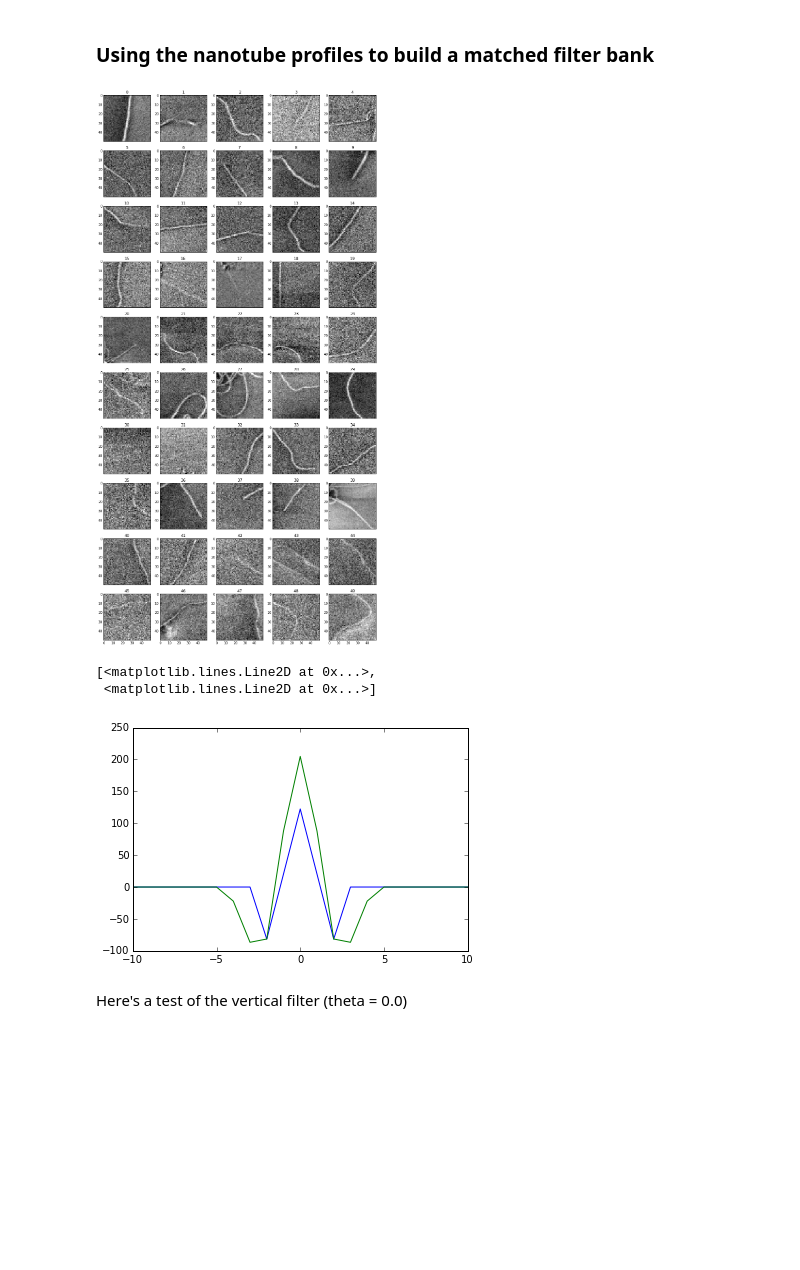
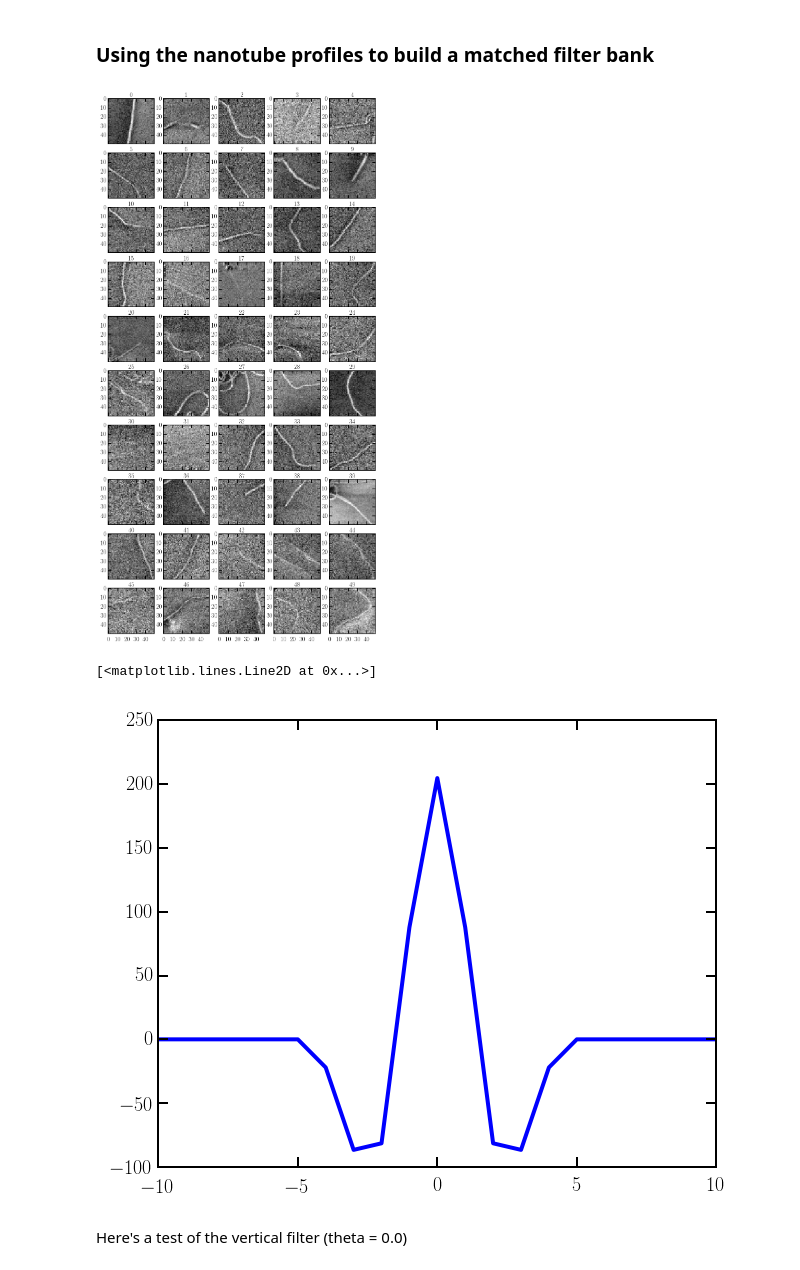
Before and after one commit to nikhartman/notebooks, a Jupyter notebook: build_filter_bank.ipynb, the cells around one changed output. Cells and saved outputs as stored; diff of their text form; code cells hidden in the pictures; blank space fills up the shorter version.

```diff
--- a/build_filter_bank.ipynb
+++ b/build_filter_bank.ipynb
@@ -2,6 +2,8 @@
 ### Using the nanotube profiles to build a matched filter bank
 # %%
 %matplotlib inline
+import matplotlib as mpl
+mpl.style.use('/Users/nik/Dropbox/Notebooks/thesisrc.py')
 import matplotlib.pyplot as plt
 from matplotlib.ticker import MultipleLocator
 
@@ -30,10 +33,10 @@ fig, axs = plt.subplots(10,5,sharex = True, sharey=False,
 axs = axs.flat
 
 for i, im in enumerate(tubes):
-    axs[i].imshow(im, cmap = plt.cm.gray, aspect = 'auto', interpolation = 'None')
+    axs[i].imshow(im, aspect = 'auto', interpolation = 'None')
     axs[i].set_title(i)
 # %% [output]
-[figure, old version]
+[figure, new version]
 # %%
 # two possible fitting functions for the profiles
 # x should be an array with an odd number of elements and zero in the middle
@@ -80,13 +83,12 @@ def build_kernel(func, N, k, a, L):
 # %%
 N = 21
 x = np.arange(-(N/2),(N/2)+1,1)
-f = triangle(x, 5, 255)
+# f = triangle(x, 5, 255)
 s = sinc(x, 1.8, 255)
-plt.plot(x, f, x, s)
+plt.plot(x, s)
 # %% [output]
-[<matplotlib.lines.Line2D at 0x...>,
- <matplotlib.lines.Line2D at 0x...>]
+[<matplotlib.lines.Line2D at 0x...>]
-[figure, old version]
+[figure, new version]
 # %%
 # build up a test from one of the rotated images
 angles = pickle.load( open( "cnt_angles.p", "rb" ) )
```
Also changed, not shown: parts of 12 cells of this notebook, 7 other files.
